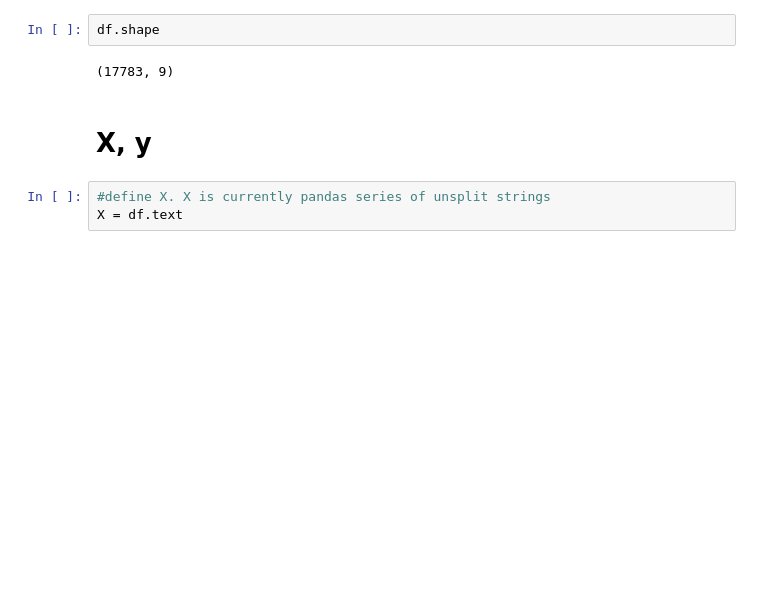
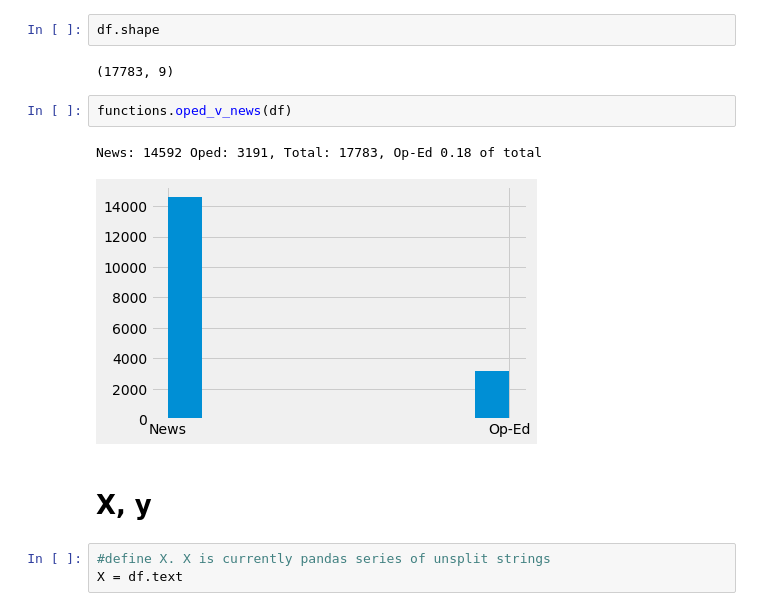
Before and after one commit to dj-betts/opinion_classifier, a Jupyter notebook: nlp.ipynb, the cells around one changed output. Drawn from its saved outputs; the diff is of its cells as text; blank space fills up the shorter version.

```diff
--- a/nlp.ipynb
+++ b/nlp.ipynb
@@ -224,6 +212,11 @@ df = df.dropna()
 df.shape
 # %% [output]
 (17783, 9)
+# %%
+functions.oped_v_news(df)
+# %% [output]
+News: 14592 Oped: 3191, Total: 17783, Op-Ed 0.18 of total
+[figure, added]
 # %% [markdown]
 # X, y
 # %%
```
Also changed, not shown: parts of 39 cells of this notebook, 5 other files.
